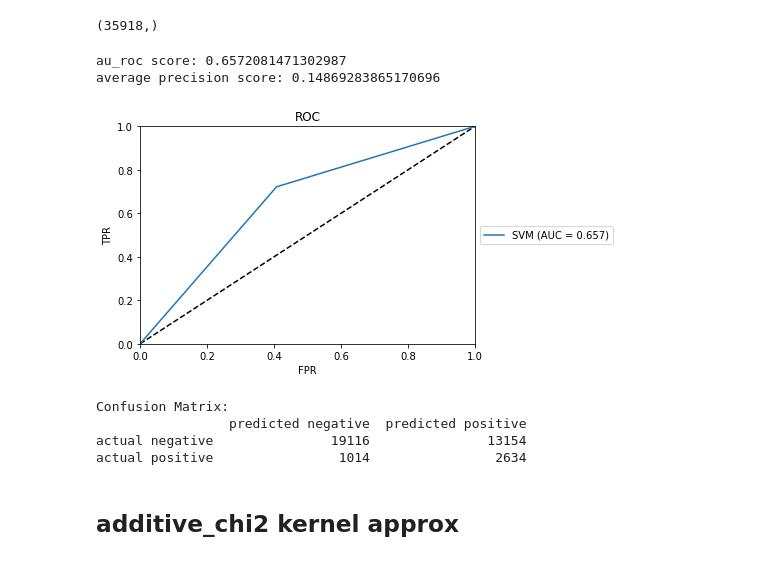
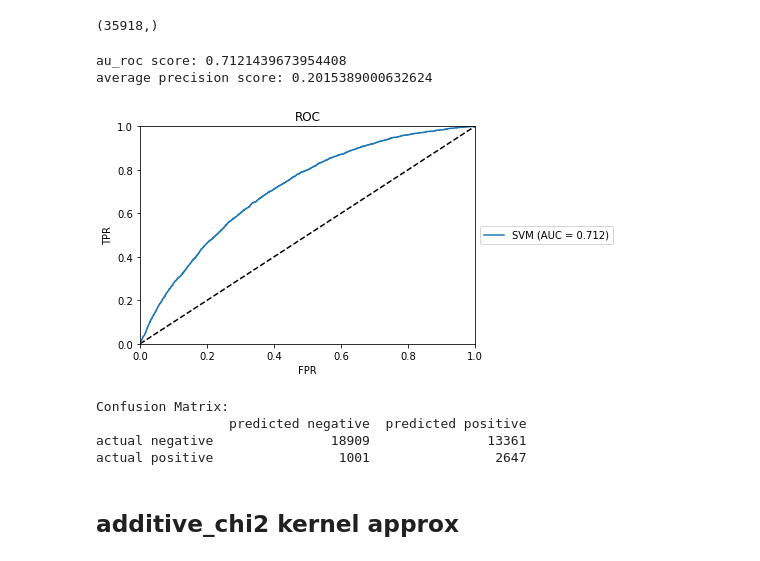
Before and after one commit to cc6580/DSGA1003_Proj, a Jupyter notebook: cc_SVM.ipynb, the cells around one changed output. Cells and saved outputs as stored; diff of their text form; code cells hidden in the pictures.

```diff
--- a/cc_SVM.ipynb
+++ b/cc_SVM.ipynb
@@ -444,4 +709,6 @@ rbf_kernel = Nystroem(kernel = 'rbf',
 # %%
 # kernel transform our input data, so for both train and validation
-tfidf_train_X_extra_rbf = rbf_kernel.fit_transform(tfidf_train_X_extra)
+start = time.time()
+tfidf_train_X_extra_rbf = rbf_kernel.fit_transform(tfidf_train_X_extra, train_y_ros_arr)
 tfidf_val_X_extra_rbf = rbf_kernel.transform(tfidf_val_X_extra)
+print('time:', time.time()-start)
@@ -487,6 +760,6 @@ actual positive                 821                2827
 sigmoid_kernel = Nystroem(kernel='sigmoid',
                           gamma=1,
                           random_state=1,
-                          n_components=570)
+                          n_components=401)
 # %%
 # kernel transform our input data, so for both train and validation
@@ -535,6 +816,6 @@ poly_kernel = Nystroem(kernel='poly',
                        gamma=1,
                        degree = 3,
                        random_state=1,
-                       n_components=500)
+                       n_components=402)
 # %%
 # kernel transform our input data, so for both train and validation
@@ -561,20 +846,24 @@ SGDClassifier(alpha=0.0001, average=False, class_weight=None,
 # predict the labels for our validation set
 val_pred = sgd.predict(tfidf_val_X_extra_poly)
 # this returns a ndarray of shape (n_samples, )
+
+# predict the confidence score for our validation set
+val_score = sgd.decision_function(tfidf_val_X_extra_poly)
+# this returns a ndarray of shape (n_samples, )
 # %%
 val_pred.shape
 # %% [output]
 (35918,)
 # %%
-get_results(val_y_arr, val_pred)
+get_results(val_y_arr, val_pred, val_score)
 # %% [output]
-au_roc score: 0.6572081471302987
-average precision score: 0.14869283865170696
+au_roc score: 0.7121439673954408
+average precision score: 0.2015389000632624
-[figure, old version]
+[figure, new version]
 Confusion Matrix:
                  predicted negative  predicted positive
-actual negative               19116               13154
-actual positive                1014                2634
+actual negative               18909               13361
+actual positive                1001                2647
 # %% [markdown]
 ## additive_chi2 kernel approx
 # %% [markdown]
```
Also changed, not shown: parts of 232 cells of this notebook.
